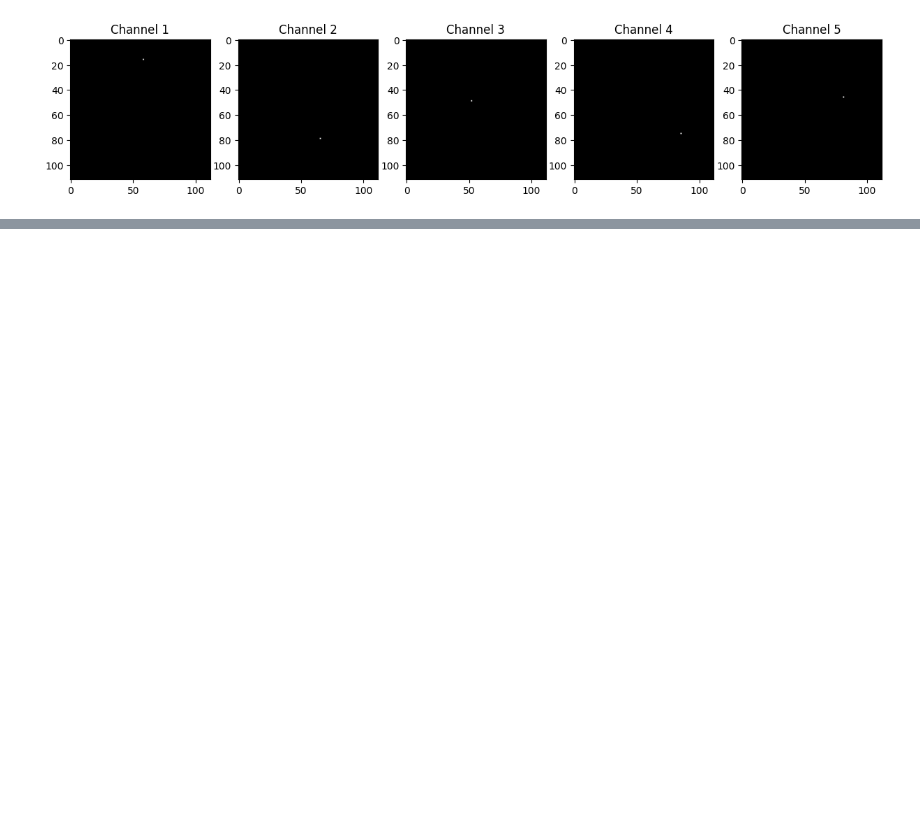
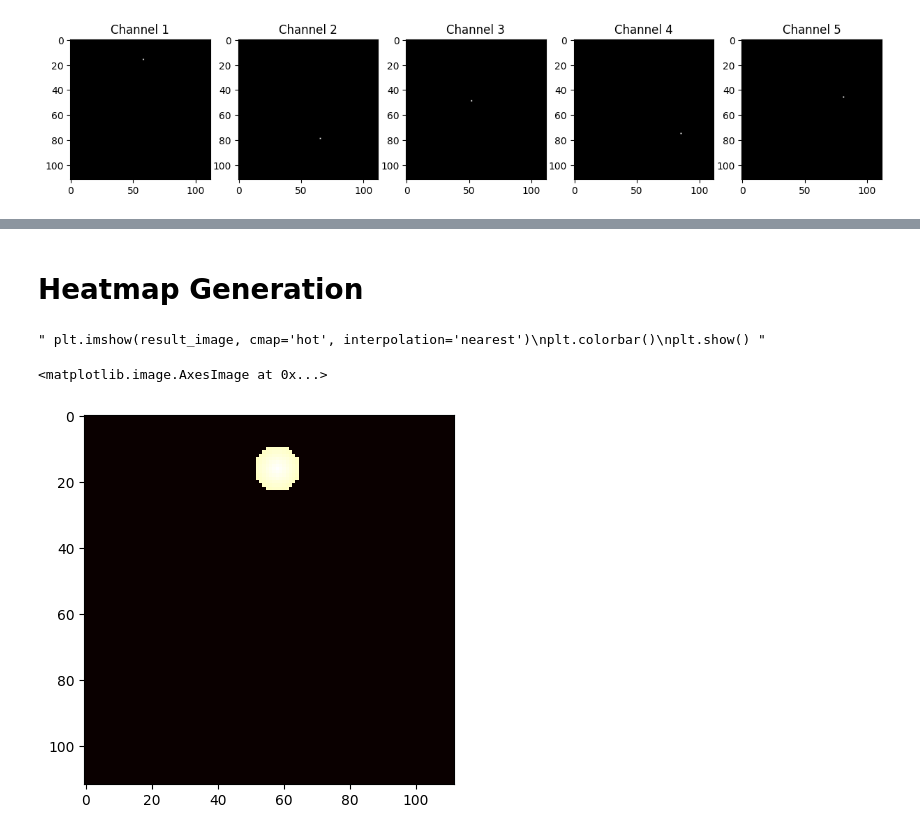
Before and after one commit to Tec-AI-23/EchoNetDynamic, a Jupyter notebook: scripts/landMarksGeneration.ipynb, the cells around one changed output, grey strips where cells are left out. Drawn from its saved outputs; the diff is of its cells as text; code cells hidden in the pictures; blank space fills up the shorter version.

Commit message:
frameExtraction and masks generalizados

```diff
--- a/scripts/landMarksGeneration.ipynb
+++ b/scripts/landMarksGeneration.ipynb
@@ -186,0 +117,2 @@ cv2.imwrite("heatmap.jpg", heatmap * 255)
+# %% [markdown]
+# Heatmap Generation
@@ -187,3 +168,50 @@ cv2.imwrite("heatmap.jpg", heatmap * 255)
+# %%
+
+files = os.listdir(masks_path)
+kernel = np.ones((3,3), np.uint8)
+
+matrix_size = 112
+center_x = 58
+center_y = 16
+x, y = np.meshgrid(np.arange(matrix_size), np.arange(matrix_size))
+
+# Calculate the distance from the center point for each cell in the grid
+distance = np.sqrt((x - center_x)**2 + (y - center_y)**2)
+
+# Normalize the distance to the range [0, 1]
+distance = distance / distance.max()
+
+# Invert the distance so that values decrease as you move away from the center
+heatmap_matrix = 1 - distance
+
+name_img = os.path.join(masks_path, file)
+img = cv2.imread(name_img)
+
+# Operations on images
+img_erosion = cv2.erode(img, kernel, iterations=2)
+img_dilate = cv2.dilate(img, kernel, iterations=2)
+img_border = cv2.bitwise_xor(img_dilate, img_erosion)
+_, contour = cv2.threshold(img_border, 200,255, cv2.THRESH_BINARY)
+
+img_binary = img_binary[:, :, 0] / 255.0
+image_final = (heatmap_matrix * img_binary)
+#expanded_pixel = expand_pixel(image_final, center_x, center_y, 7)
+#image_final = cv2.bitwise_and(image_final, expanded_pixel)
+
+#result_image = image_final * expanded_pixel
+#   np.savetxt('../EchoNet-Dynamic/image.txt', image_final, fmt='%d', delimiter=' ')
+
+""" plt.imshow(result_image, cmap='hot', interpolation='nearest')
+plt.colorbar()
+plt.show() """
+# %% [output]
+" plt.imshow(result_image, cmap='hot', interpolation='nearest')\nplt.colorbar()\nplt.show() "
+# %%
+result = expanded_pixel * heatmap_matrix
+plt.imshow(result, cmap='hot', interpolation='nearest')
+# %% [output]
+<matplotlib.image.AxesImage at 0x...>
+[figure, added]
 # %%
 import numpy as np
 import matplotlib.pyplot as plt
```
Also changed, not shown: parts of 26 cells of this notebook, 21 other files.
